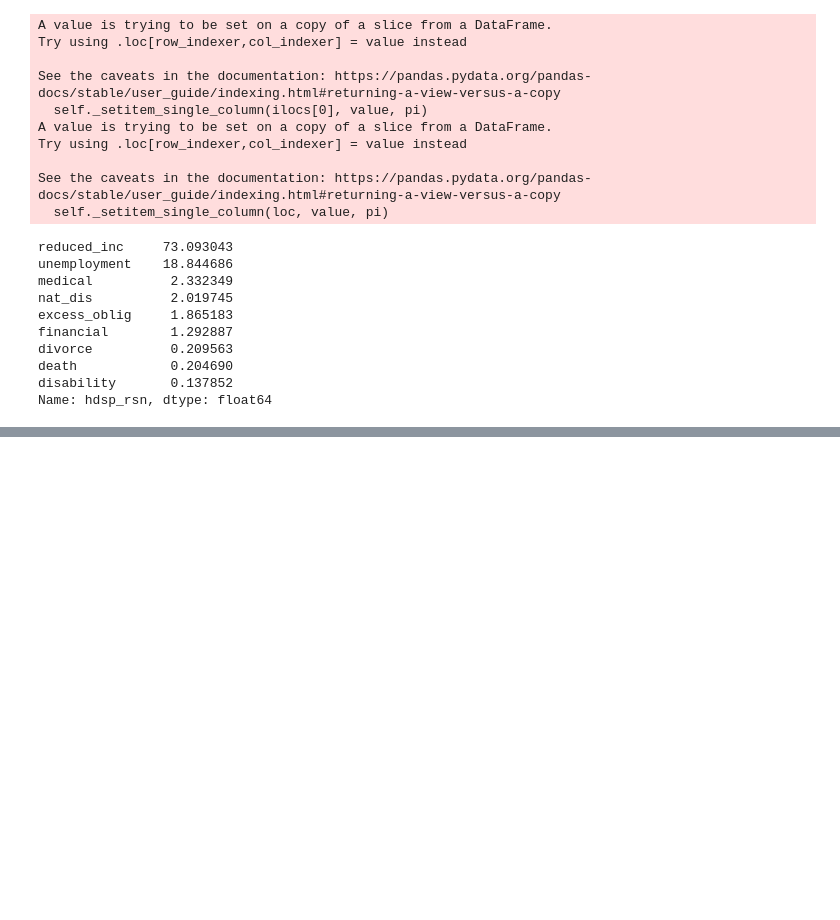
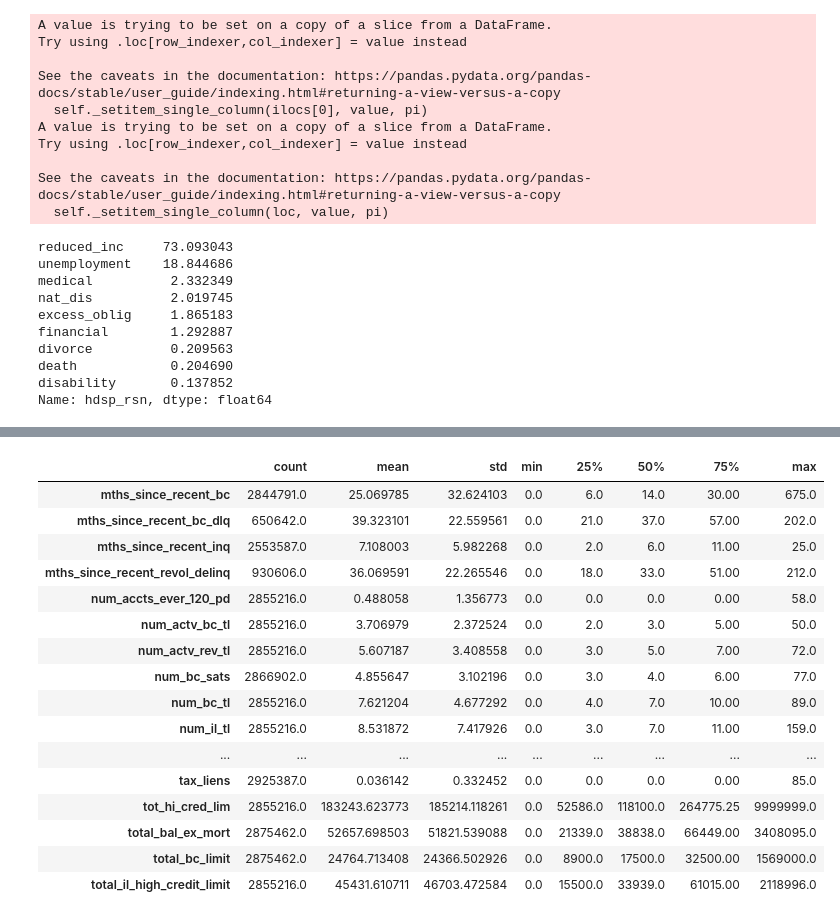
Before and after one commit to sandeepkavadi/practice, a Jupyter notebook: LC_EDA.ipynb, the cells around one changed output, grey strips where cells are left out. Saved outputs shown, nothing was run; the diff lists cells and outputs as text; code cells hidden in the pictures; blank space fills up the shorter version.

Commit message:
made progress on LC EDA. Completed alternative to nested np where and started exploring bureau variables

```diff
--- a/LC_EDA.ipynb
+++ b/LC_EDA.ipynb
@@ -361,0 +311,4 @@ Name: hdsp_rsn, dtype: float64
+# %%
+df_bureau_vars = df[attr_grps['bureau_attrs']]
+# %%
+df_bureau_vars['earliest_cr_line'] = pd.to_datetime(df_bureau_vars.earliest_cr_line, format='%b-%Y')
@@ -361,0 +321,2 @@ Name: hdsp_rsn, dtype: float64
+# %%
+df_bureau_vars['revol_util'] = df_bureau_vars['revol_util'].str.strip('%').astype('float')
@@ -361,0 +360,22 @@ Name: hdsp_rsn, dtype: float64
+# %%
+bur_stats = df_bureau_vars.describe().T
+# %%
+bur_stats[40:80]
+# %% [output]
+|  | count | mean | std | min | 25% | 50% | 75% | max |
+| mths_since_recent_bc | 2844791.0 | 25.069785 | 32.624103 | 0.0 | 6.0 | 14.0 | 30.00 | 675.0 |
+| mths_since_recent_bc_dlq | 650642.0 | 39.323101 | 22.559561 | 0.0 | 21.0 | 37.0 | 57.00 | 202.0 |
+| mths_since_recent_inq | 2553587.0 | 7.108003 | 5.982268 | 0.0 | 2.0 | 6.0 | 11.00 | 25.0 |
+| mths_since_recent_revol_delinq | 930606.0 | 36.069591 | 22.265546 | 0.0 | 18.0 | 33.0 | 51.00 | 212.0 |
+| num_accts_ever_120_pd | 2855216.0 | 0.488058 | 1.356773 | 0.0 | 0.0 | 0.0 | 0.00 | 58.0 |
+| num_actv_bc_tl | 2855216.0 | 3.706979 | 2.372524 | 0.0 | 2.0 | 3.0 | 5.00 | 50.0 |
+| num_actv_rev_tl | 2855216.0 | 5.607187 | 3.408558 | 0.0 | 3.0 | 5.0 | 7.00 | 72.0 |
+| num_bc_sats | 2866902.0 | 4.855647 | 3.102196 | 0.0 | 3.0 | 4.0 | 6.00 | 77.0 |
+| num_bc_tl | 2855216.0 | 7.621204 | 4.677292 | 0.0 | 4.0 | 7.0 | 10.00 | 89.0 |
+| num_il_tl | 2855216.0 | 8.531872 | 7.417926 | 0.0 | 3.0 | 7.0 | 11.00 | 159.0 |
+| ... | ... | ... | ... | ... | ... | ... | ... | ... |
+| tax_liens | 2925387.0 | 0.036142 | 0.332452 | 0.0 | 0.0 | 0.0 | 0.00 | 85.0 |
+| tot_hi_cred_lim | 2855216.0 | 183243.623773 | 185214.118261 | 0.0 | 52586.0 | 118100.0 | 264775.25 | 9999999.0 |
+| total_bal_ex_mort | 2875462.0 | 52657.698503 | 51821.539088 | 0.0 | 21339.0 | 38838.0 | 66449.00 | 3408095.0 |
+| total_bc_limit | 2875462.0 | 24764.713408 | 24366.502926 | 0.0 | 8900.0 | 17500.0 | 32500.00 | 1569000.0 |
+| total_il_high_credit_limit | 2855216.0 | 45431.610711 | 46703.472584 | 0.0 | 15500.0 | 33939.0 | 61015.00 | 2118996.0 |
```
Also changed, not shown: parts of 13 cells of this notebook.
